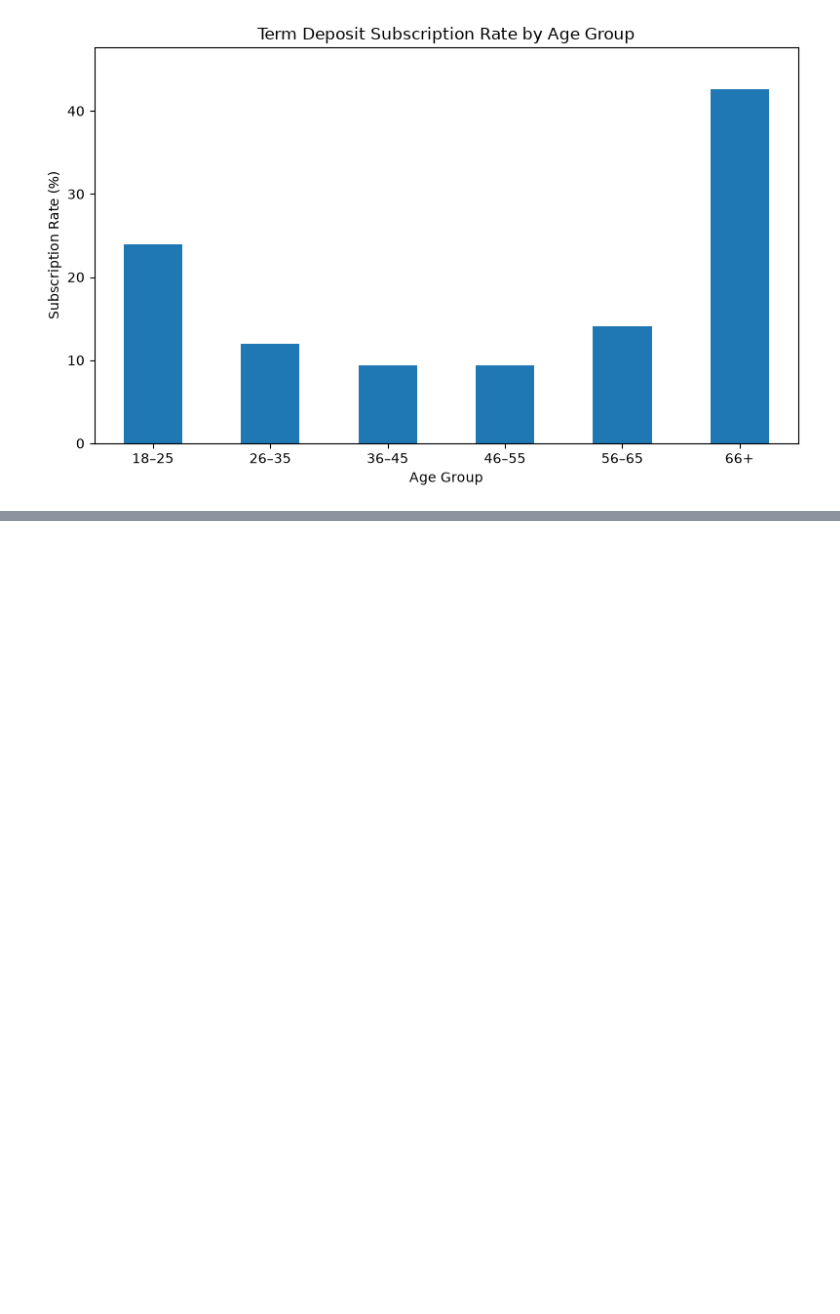
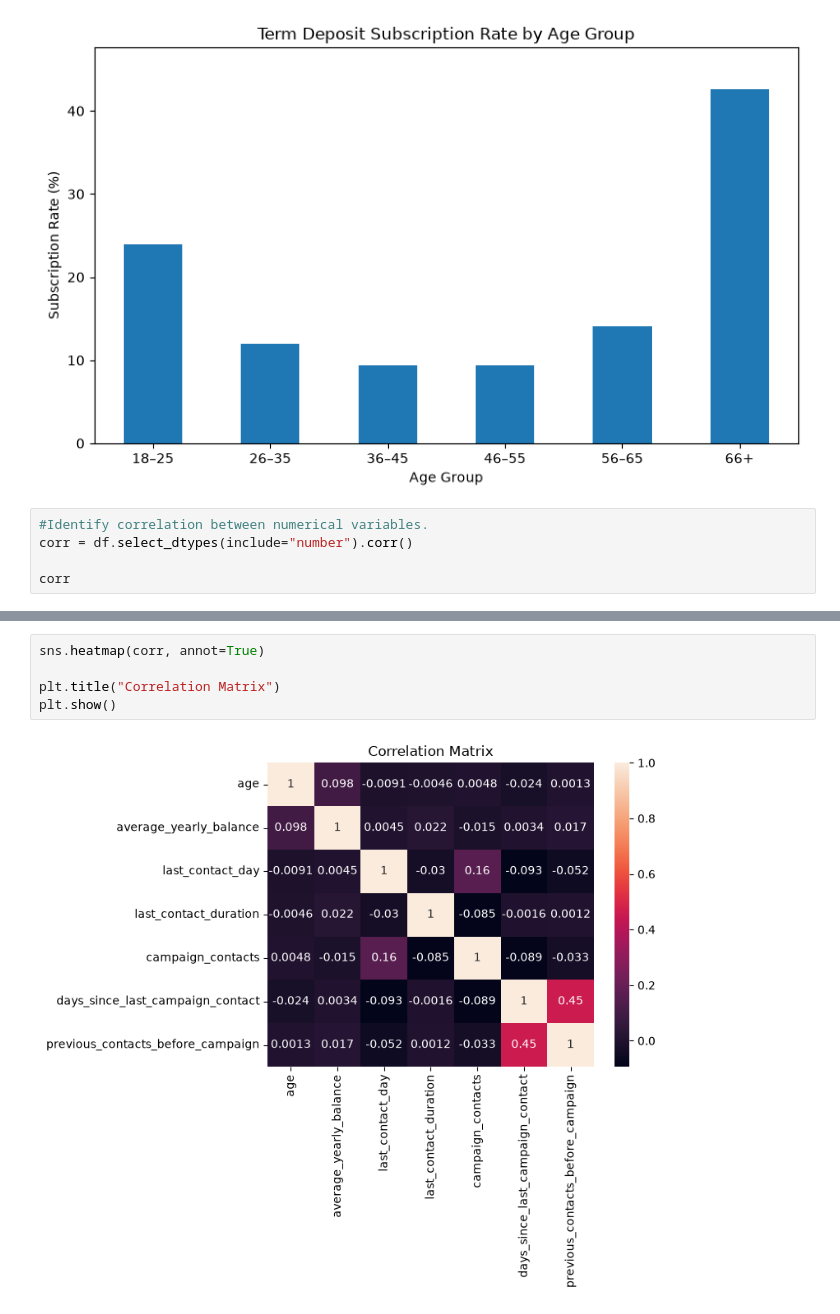
Before and after one commit to AwendyG/Bank-Marketing-Project, a Jupyter notebook: file.ipynb, the cells around one changed output, grey strips where cells are left out. Saved outputs shown, nothing was run; the diff lists cells and outputs as text; blank space fills up the shorter version.

```diff
--- a/file.ipynb
+++ b/file.ipynb
@@ -295,3 +298,8 @@ plt.tight_layout()
 plt.show()
 # %% [output]
 [figure]
+# %%
+#Identify correlation between numerical variables.
+corr = df.select_dtypes(include="number").corr()
+
+corr
@@ -297,0 +315,7 @@ plt.show()
+# %%
+sns.heatmap(corr, annot=True)
+
+plt.title("Correlation Matrix")
+plt.show()
+# %% [output]
+[figure, added]
```
Also changed, not shown: parts of 17 cells of this notebook.
